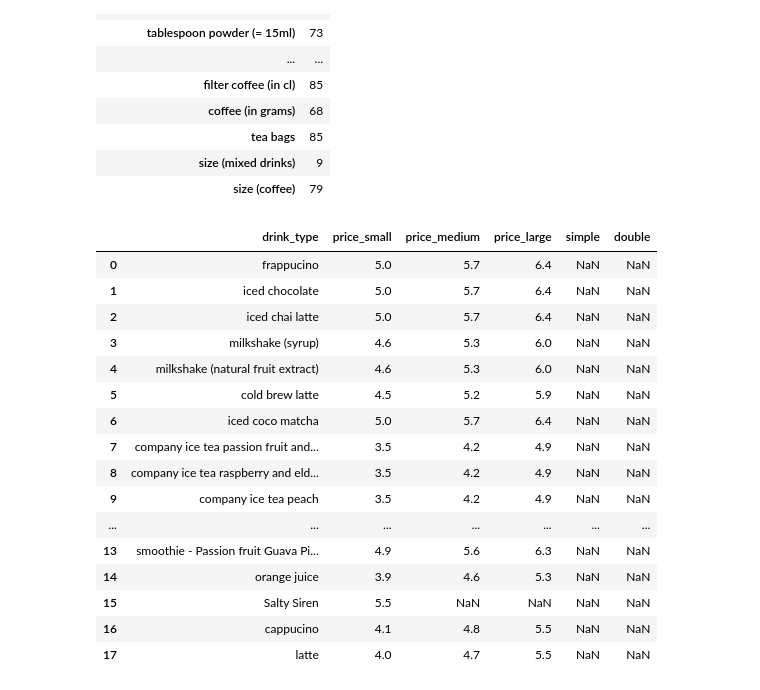
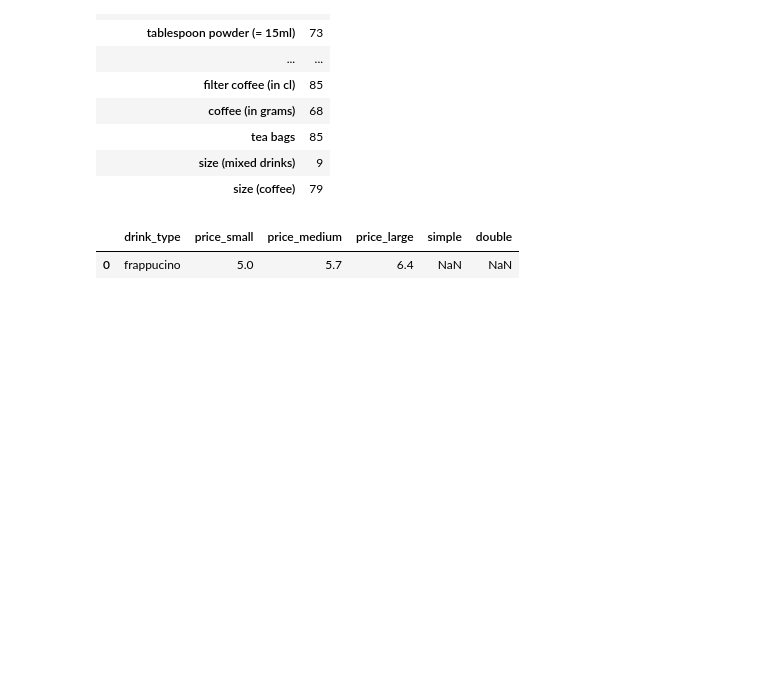
Before and after one commit to Luna-Agora/coffee, a Jupyter notebook: Notebooks/coffee notebook.ipynb, the cells around one changed output. Saved outputs shown, nothing was run; the diff lists cells and outputs as text; code cells hidden in the pictures; blank space fills up the shorter version.

```diff
--- a/Notebooks/coffee notebook.ipynb
+++ b/Notebooks/coffee notebook.ipynb
@@ -444,22 +444,7 @@ nulls
 | size (mixed drinks) | 9 |
 | size (coffee) | 79 |
 # %%
-price.head(18)
+price.head(1)
 # %% [output]
 |  | drink_type | price_small | price_medium | price_large | simple | double |
 | 0 | frappucino | 5.0 | 5.7 | 6.4 | NaN | NaN |
-| 1 | iced chocolate | 5.0 | 5.7 | 6.4 | NaN | NaN |
-| 2 | iced chai latte | 5.0 | 5.7 | 6.4 | NaN | NaN |
-| 3 | milkshake (syrup) | 4.6 | 5.3 | 6.0 | NaN | NaN |
-| 4 | milkshake (natural fruit extract) | 4.6 | 5.3 | 6.0 | NaN | NaN |
-| 5 | cold brew latte | 4.5 | 5.2 | 5.9 | NaN | NaN |
-| 6 | iced coco matcha | 5.0 | 5.7 | 6.4 | NaN | NaN |
-| 7 | company ice tea passion fruit and... | 3.5 | 4.2 | 4.9 | NaN | NaN |
-| 8 | company ice tea raspberry and eld... | 3.5 | 4.2 | 4.9 | NaN | NaN |
-| 9 | company ice tea peach | 3.5 | 4.2 | 4.9 | NaN | NaN |
-| ... | ... | ... | ... | ... | ... | ... |
-| 13 | smoothie - Passion fruit Guava Pi... | 4.9 | 5.6 | 6.3 | NaN | NaN |
-| 14 | orange juice | 3.9 | 4.6 | 5.3 | NaN | NaN |
-| 15 | Salty Siren | 5.5 | NaN | NaN | NaN | NaN |
-| 16 | cappucino | 4.1 | 4.8 | 5.5 | NaN | NaN |
-| 17 | latte | 4.0 | 4.7 | 5.5 | NaN | NaN |
```
